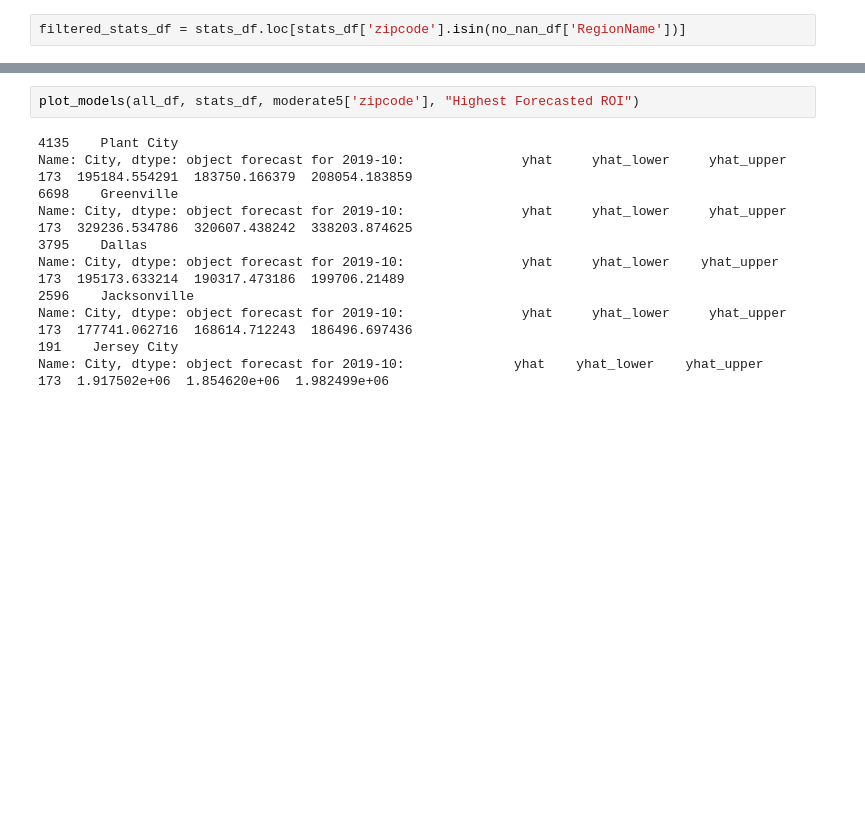
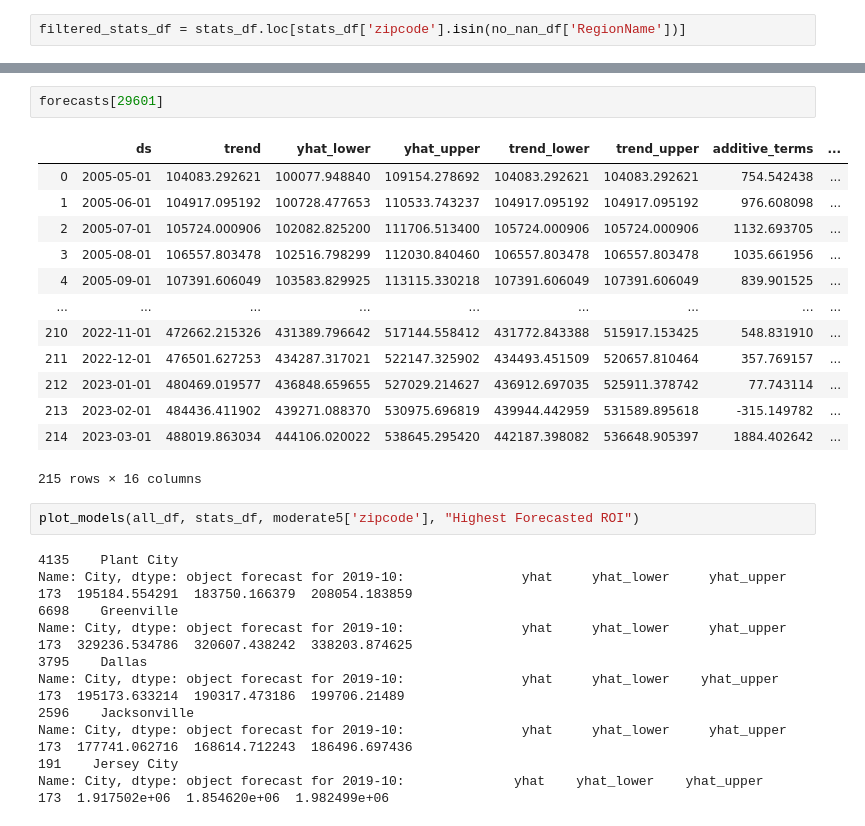
Before and after one commit to allisonhonold/Zillow_investment_zipcodes, a Jupyter notebook: plot_graphs.ipynb, the cells around one changed output, grey strips where cells are left out. Cells and saved outputs as stored; diff of their text form; blank space fills up the shorter version.

```diff
--- a/plot_graphs.ipynb
+++ b/plot_graphs.ipynb
@@ -210,3 +175,19 @@ Name: City, dtype: object forecast for 2019-10:               yhat     yhat_lowe
+# %%
+forecasts[29601]
+# %% [output]
+|  | ds | trend | yhat_lower | yhat_upper | trend_lower | trend_upper | additive_terms | ... |
+| 0 | 2005-05-01 | 104083.292621 | 100077.948840 | 109154.278692 | 104083.292621 | 104083.292621 | 754.542438 | ... |
+| 1 | 2005-06-01 | 104917.095192 | 100728.477653 | 110533.743237 | 104917.095192 | 104917.095192 | 976.608098 | ... |
+| 2 | 2005-07-01 | 105724.000906 | 102082.825200 | 111706.513400 | 105724.000906 | 105724.000906 | 1132.693705 | ... |
+| 3 | 2005-08-01 | 106557.803478 | 102516.798299 | 112030.840460 | 106557.803478 | 106557.803478 | 1035.661956 | ... |
+| 4 | 2005-09-01 | 107391.606049 | 103583.829925 | 113115.330218 | 107391.606049 | 107391.606049 | 839.901525 | ... |
+| ... | ... | ... | ... | ... | ... | ... | ... | ... |
+| 210 | 2022-11-01 | 472662.215326 | 431389.796642 | 517144.558412 | 431772.843388 | 515917.153425 | 548.831910 | ... |
+| 211 | 2022-12-01 | 476501.627253 | 434287.317021 | 522147.325902 | 434493.451509 | 520657.810464 | 357.769157 | ... |
+| 212 | 2023-01-01 | 480469.019577 | 436848.659655 | 527029.214627 | 436912.697035 | 525911.378742 | 77.743114 | ... |
+| 213 | 2023-02-01 | 484436.411902 | 439271.088370 | 530975.696819 | 439944.442959 | 531589.895618 | -315.149782 | ... |
+| 214 | 2023-03-01 | 488019.863034 | 444106.020022 | 538645.295420 | 442187.398082 | 536648.905397 | 1884.402642 | ... |
+215 rows × 16 columns
 # %%
 plot_models(all_df, stats_df, moderate5['zipcode'], "Highest Forecasted ROI")
 # %% [output]
```
Also changed, not shown: parts of 12 cells of this notebook, 2 other files.
